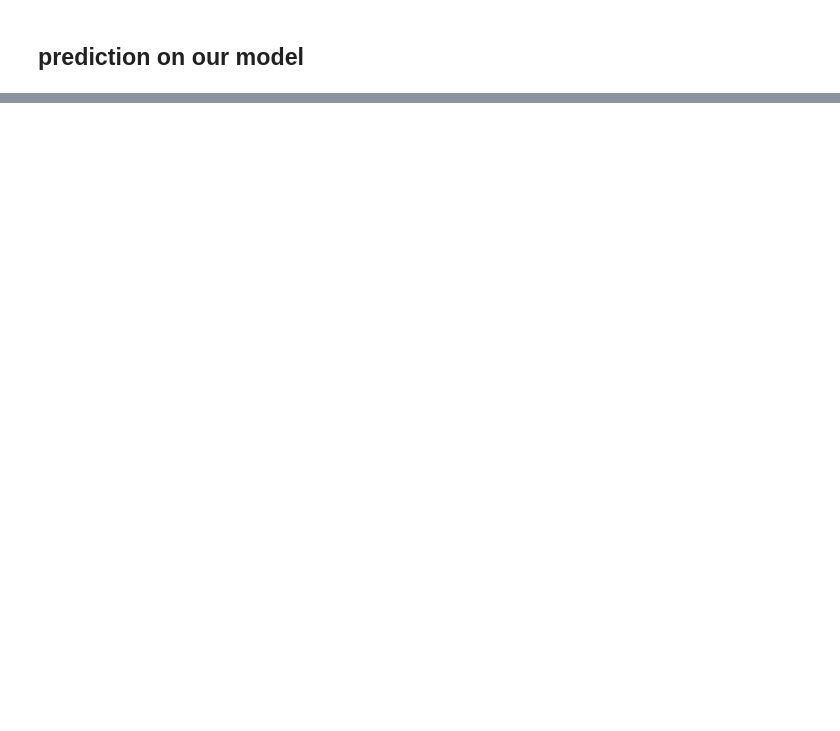
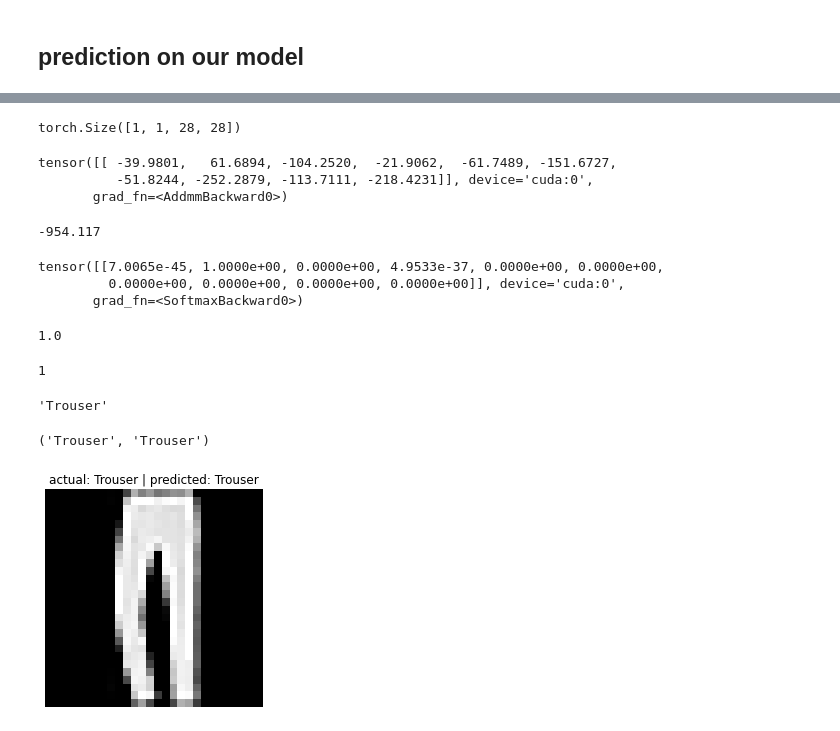
Before and after one commit to JaganRaja/datascience_pytorch-CNN, a Jupyter notebook: research_env/demo_pytorch_CNN.ipynb, the cells around one changed output, grey strips where cells are left out. Drawn from its saved outputs; the diff is of its cells as text; code cells hidden in the pictures; blank space fills up the shorter version.

```diff
--- a/research_env/demo_pytorch_CNN.ipynb
+++ b/research_env/demo_pytorch_CNN.ipynb
@@ -396,0 +537,66 @@ Total parameters: {'trainable': 45226, 'non_trainable': 0}
+# %%
+img.unsqueeze(dim=1).shape
+# %% [output]
+torch.Size([1, 1, 28, 28])
+# %%
+# model expects this format:  [batch_size, channel, width, height]
+# model is on the device "CUDA". so Image we are passing also should be on the device "CUDA"
+# ouput of the model willbe logit values, we need to pass that value into softmax
+logit = model(img.unsqueeze(dim=1).to(config.DEVICE))
+logit
+# %% [output]
+tensor([[ -39.9801,   61.6894, -104.2520,  -21.9062,  -61.7489, -151.6727,
+          -51.8244, -252.2879, -113.7111, -218.4231]], device='cuda:0',
+       grad_fn=<AddmmBackward0>)
+# %%
+sum([ -39.9801,   61.6894, -104.2520,  -21.9062,  -61.7489, -151.6727,
+          -51.8244, -252.2879, -113.7111, -218.4231])
+# %% [output]
+-954.117
+# %%
+# pass the logit values to softmax
+# should mention dim=1
+# sum of output of softmax function willbe 1.0
+pred_prob = F.softmax(logit, dim=1)
+pred_prob
+# %% [output]
+tensor([[7.0065e-45, 1.0000e+00, 0.0000e+00, 4.9533e-37, 0.0000e+00, 0.0000e+00,
+         0.0000e+00, 0.0000e+00, 0.0000e+00, 0.0000e+00]], device='cuda:0',
+       grad_fn=<SoftmaxBackward0>)
+# %%
+sum([7.0065e-45, 1.0000e+00, 0.0000e+00, 4.9533e-37, 0.0000e+00, 0.0000e+00,
+         0.0000e+00, 0.0000e+00, 0.0000e+00, 0.0000e+00])
+# %% [output]
+1.0
+# %%
+# to get the maximum probability
+argmax = torch.argmax(pred_prob).item()
+argmax
+# %% [output]
+1
+# %%
+label_map[argmax]
+# %% [output]
+'Trouser'
+# %%
+def predict(data, model, label_map, device, idx=0):
+  images, labels = data
+  img = images[idx]
+  label = labels[idx]
+
+  plt.imshow(img.squeeze(), cmap="gray")
+  logit = model(img.unsqueeze(dim=1).to(config.DEVICE))
+  pred_prob = F.softmax(logit, dim=1)
+  argmax = torch.argmax(pred_prob).item()
+
+  predicted_label = label_map[argmax]
+  actual_label = label_map[label.item()]
+
+  plt.title(f"actual: {actual_label} | predicted: {predicted_label}")
+  plt.axis("off")
+  return predicted_label, actual_label
+# %%
+predict(data, model, label_map, config.DEVICE, idx=2)
+# %% [output]
+('Trouser', 'Trouser')
+[figure, added]
```
Also changed, not shown: parts of 27 cells of this notebook.
